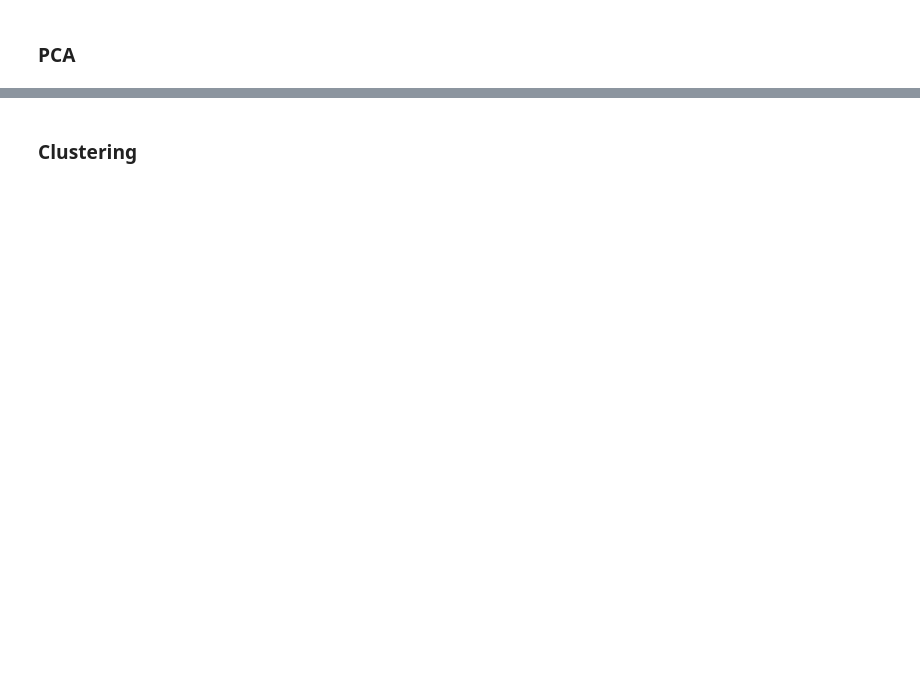
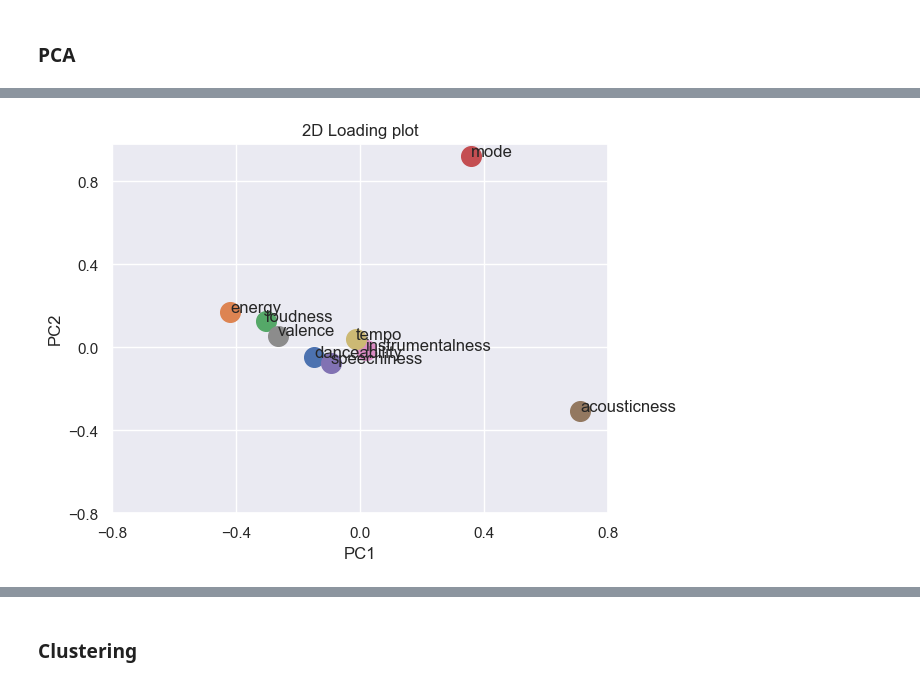
Before and after one commit to nightrainlily/turntable, a Jupyter notebook: main.ipynb, the cells around one changed output, grey strips where cells are left out. Cells and saved outputs as stored; diff of their text form; code cells hidden in the pictures; blank space fills up the shorter version.

```diff
--- a/main.ipynb
+++ b/main.ipynb
@@ -297 +311,19 @@ plt.show()
+# %%
+xs = loadings[0]
+ys = loadings[1]
+
+for i, varnames in enumerate(feature_names):
+    plt.scatter(xs[i], ys[i], s=200)
+    plt.text(xs[i], ys[i], varnames)
+
+xticks = np.linspace(-0.8, 0.8, num=5)
+yticks = np.linspace(-0.8, 0.8, num=5)
+plt.xticks(xticks)
+plt.yticks(yticks)
+plt.xlabel('PC1')
+plt.ylabel('PC2')
+plt.title('2D Loading plot')
+plt.show()
+# %% [output]
+[figure, added]
 # %%
```
Also changed, not shown: parts of 26 cells of this notebook, 4 other files.
